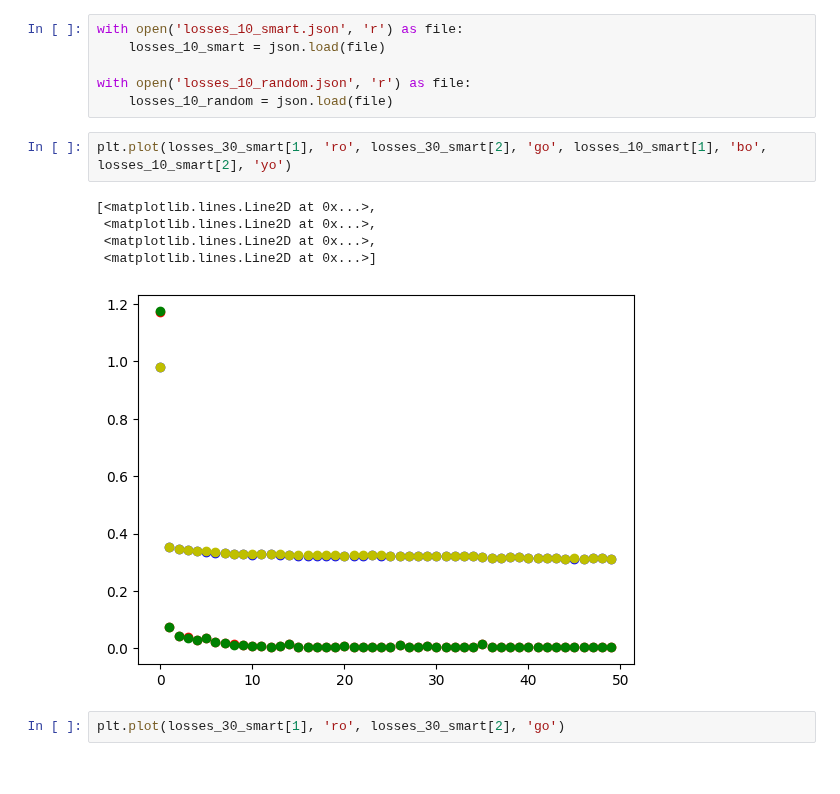
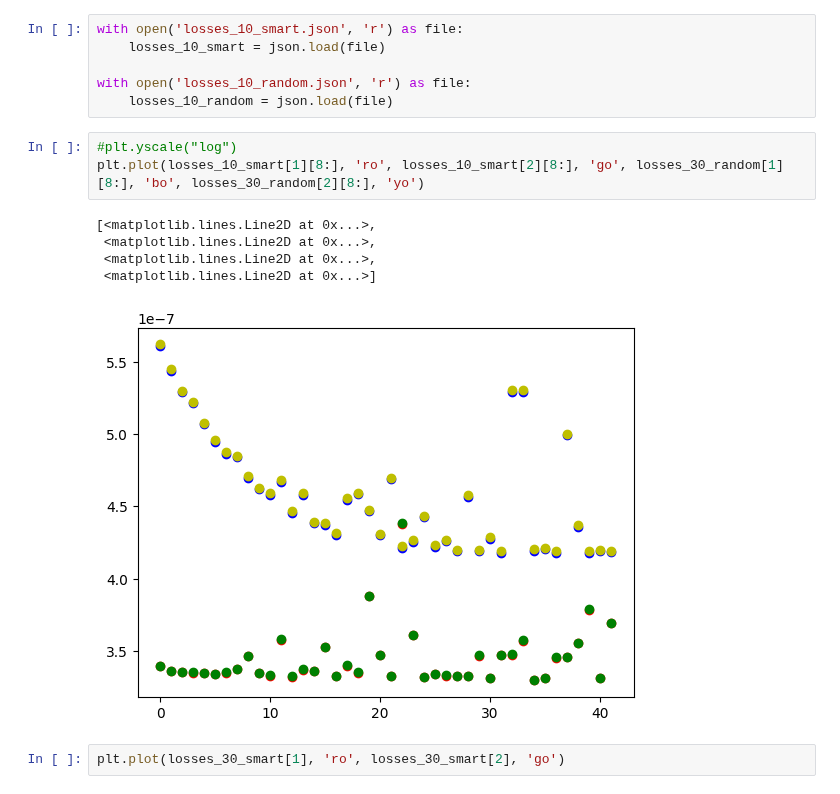
Before and after one commit to Nemesaaa/Projectlab, a Jupyter notebook: gnn_outputs/graph.ipynb, the cells around one changed output. Cells and saved outputs as stored; diff of their text form.

Commit message:
Plots

```diff
--- a/gnn_outputs/graph.ipynb
+++ b/gnn_outputs/graph.ipynb
@@ -20,14 +20,15 @@ with open('losses_10_smart.json', 'r') as file:
 
 with open('losses_10_random.json', 'r') as file:
     losses_10_random = json.load(file)
-# %%
-plt.plot(losses_30_smart[1], 'ro', losses_30_smart[2], 'go', losses_10_smart[1], 'bo', losses_10_smart[2], 'yo')
-# %% [output]
-[<matplotlib.lines.Line2D at 0x...>,
- <matplotlib.lines.Line2D at 0x...>,
- <matplotlib.lines.Line2D at 0x...>,
- <matplotlib.lines.Line2D at 0x...>]
-[figure, removed]
+# %%
+#plt.yscale("log")
+plt.plot(losses_10_smart[1][8:], 'ro', losses_10_smart[2][8:], 'go', losses_30_random[1][8:], 'bo', losses_30_random[2][8:], 'yo')
+# %% [output]
+[<matplotlib.lines.Line2D at 0x...>,
+ <matplotlib.lines.Line2D at 0x...>,
+ <matplotlib.lines.Line2D at 0x...>,
+ <matplotlib.lines.Line2D at 0x...>]
+[figure, added]
 # %%
 plt.plot(losses_30_smart[1], 'ro', losses_30_smart[2], 'go')
 # %% [output]
```
Also changed, not shown: 2 other files.
